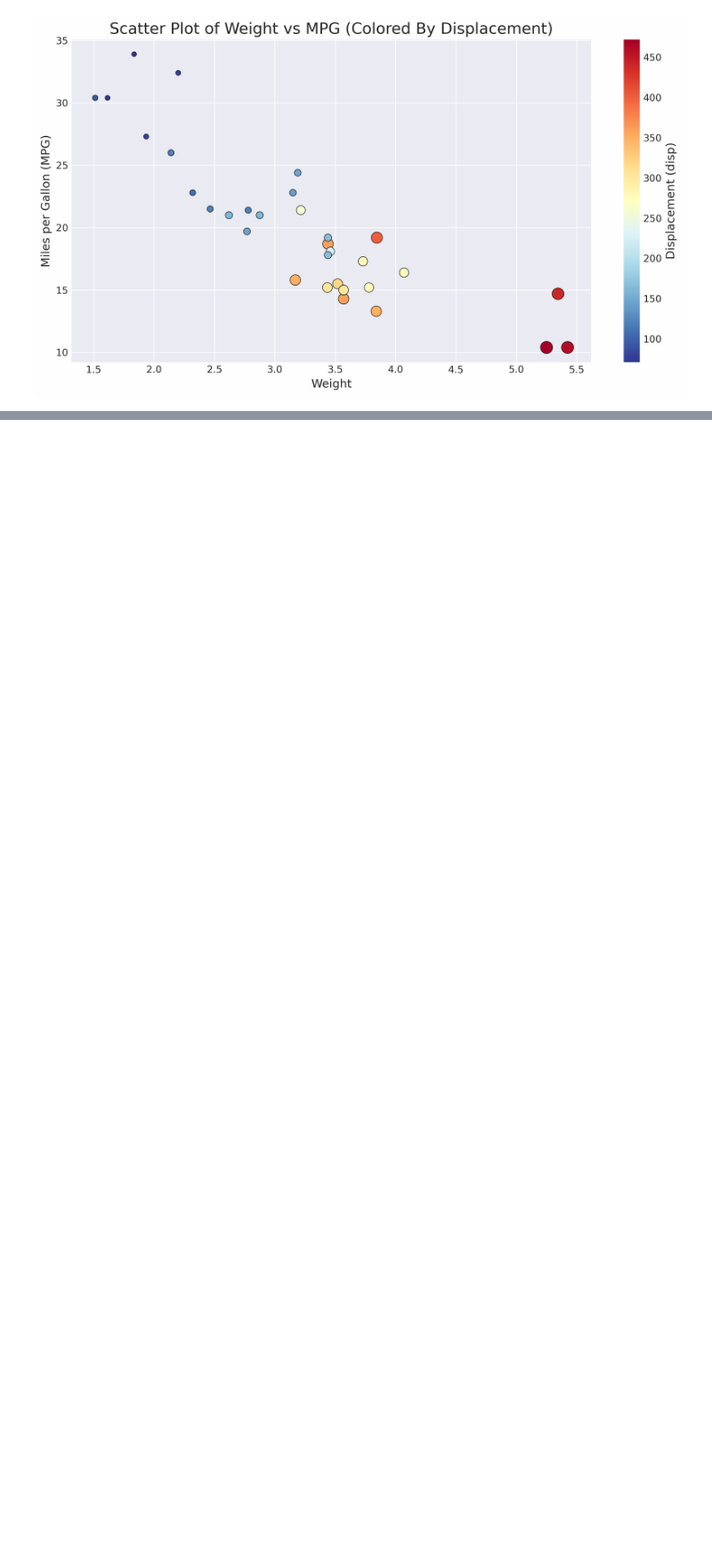
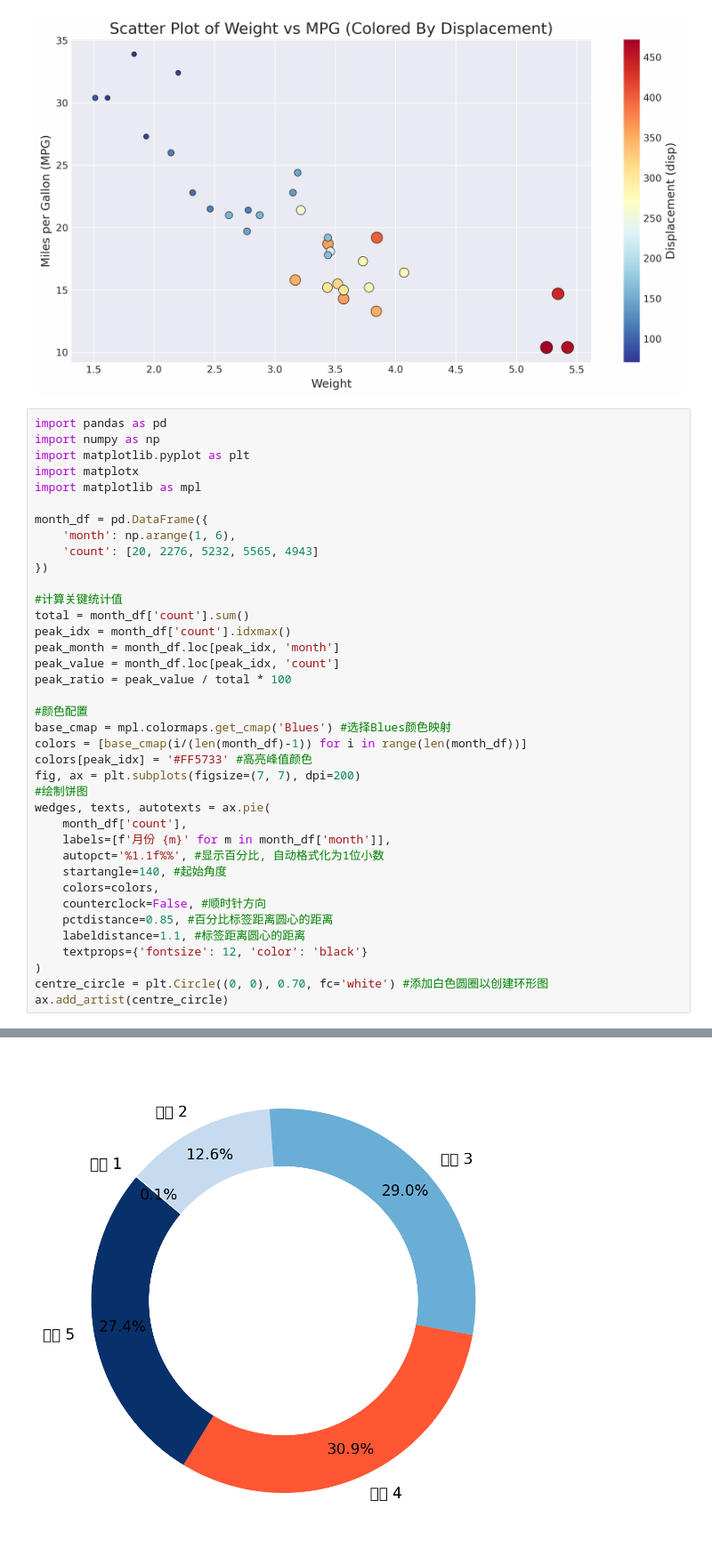
Before and after one commit to SongYangcheng/coding, a Jupyter notebook: Matplotlib散点图.ipynb, the cells around one changed output, grey strips where cells are left out. Shown at 89% size. Drawn from its saved outputs; the diff is of its cells as text; blank space fills up the shorter version.

```diff
--- a/Matplotlib散点图.ipynb
+++ b/Matplotlib散点图.ipynb
@@ -136,3 +136,42 @@ with plt.style.context(matplotx.styles.pitaya_smoothie['light']):
     plt.show()
 # %% [output]
 [figure]
+# %%
+import pandas as pd
+import numpy as np
+import matplotlib.pyplot as plt
+import matplotx
+import matplotlib as mpl
+
+month_df = pd.DataFrame({
+    'month': np.arange(1, 6),
+    'count': [20, 2276, 5232, 5565, 4943]
+})
+
+#计算关键统计值
+total = month_df['count'].sum()
+peak_idx = month_df['count'].idxmax()
+peak_month = month_df.loc[peak_idx, 'month']
+peak_value = month_df.loc[peak_idx, 'count']
+peak_ratio = peak_value / total * 100
+
+#颜色配置
+base_cmap = mpl.colormaps.get_cmap('Blues') #选择Blues颜色映射
+colors = [base_cmap(i/(len(month_df)-1)) for i in range(len(month_df))]
+colors[peak_idx] = '#FF5733' #高亮峰值颜色
+fig, ax = plt.subplots(figsize=(7, 7), dpi=200)
+#绘制饼图
+wedges, texts, autotexts = ax.pie(
+    month_df['count'],
+    labels=[f'月份 {m}' for m in month_df['month']],
+    autopct='%1.1f%%', #显示百分比, 自动格式化为1位小数
+    startangle=140, #起始角度
+    colors=colors,
+    counterclock=False, #顺时针方向
+    pctdistance=0.85, #百分比标签距离圆心的距离
+    labeldistance=1.1, #标签距离圆心的距离
+    textprops={'fontsize': 12, 'color': 'black'}
+)
+centre_circle = plt.Circle((0, 0), 0.70, fc='white') #添加白色圆圈以创建环形图
+ax.add_artist(centre_circle)
+# %% [output]
@@ -138,0 +179 @@ with plt.style.context(matplotx.styles.pitaya_smoothie['light']):
+[figure, added]
```
Also changed, not shown: parts of 1 cell of this notebook, 1 other file.
